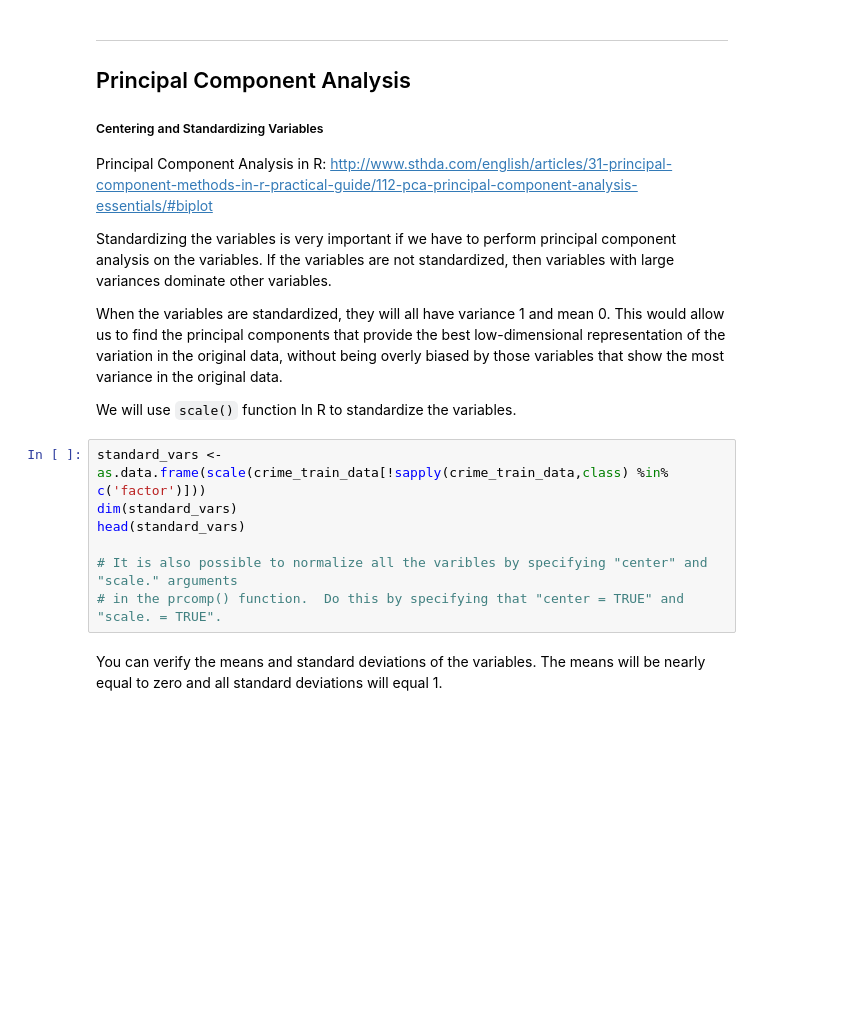
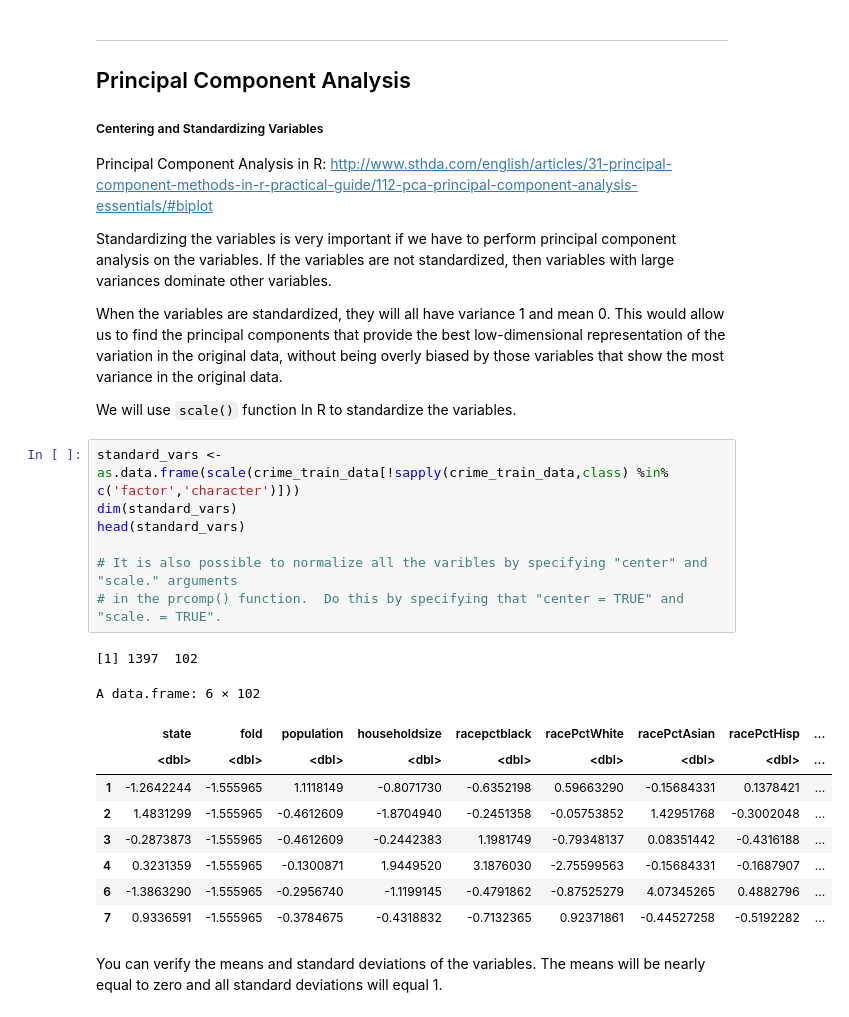
Before and after one commit to SteeltownRiot/DSA, a Jupyter notebook: DSA-7020 Stats for Data Analysis/Module 3 - Multivariate Data Exploration¶/Labs/Dimensionality_Reduction.ipynb, the cells around one changed output. Saved outputs shown, nothing was run; the diff lists cells and outputs as text; blank space fills up the shorter version.

```diff
--- a/DSA-7020 Stats for Data Analysis/Module 3 - Multivariate Data Exploration¶/Labs/Dimensionality_Reduction.ipynb
+++ b/DSA-7020 Stats for Data Analysis/Module 3 - Multivariate Data Exploration¶/Labs/Dimensionality_Reduction.ipynb
@@ -299,12 +404,23 @@ When the variables are standardized, they will all have variance 1 and mean 0. T
 
 We will use `scale()` function In R to standardize the variables.
 # %%
-standard_vars <- as.data.frame(scale(crime_train_data[!sapply(crime_train_data,class) %in% c('factor')]))
+standard_vars <- as.data.frame(scale(crime_train_data[!sapply(crime_train_data,class) %in% c('factor','character')]))
 dim(standard_vars)
 head(standard_vars)
 
 # It is also possible to normalize all the varibles by specifying "center" and "scale." arguments
 # in the prcomp() function.  Do this by specifying that "center = TRUE" and "scale. = TRUE".
+# %% [output]
+[1] 1397  102
+A data.frame: 6 × 102
+|  | state | fold | population | householdsize | racepctblack | racePctWhite | racePctAsian | racePctHisp | ... |
+|  | <dbl> | <dbl> | <dbl> | <dbl> | <dbl> | <dbl> | <dbl> | <dbl> | ... |
+| 1 | -1.2642244 | -1.555965 | 1.1118149 | -0.8071730 | -0.6352198 | 0.59663290 | -0.15684331 | 0.1378421 | ... |
+| 2 | 1.4831299 | -1.555965 | -0.4612609 | -1.8704940 | -0.2451358 | -0.05753852 | 1.42951768 | -0.3002048 | ... |
+| 3 | -0.2873873 | -1.555965 | -0.4612609 | -0.2442383 | 1.1981749 | -0.79348137 | 0.08351442 | -0.4316188 | ... |
+| 4 | 0.3231359 | -1.555965 | -0.1300871 | 1.9449520 | 3.1876030 | -2.75599563 | -0.15684331 | -0.1687907 | ... |
+| 6 | -1.3863290 | -1.555965 | -0.2956740 | -1.1199145 | -0.4791862 | -0.87525279 | 4.07345265 | 0.4882796 | ... |
+| 7 | 0.9336591 | -1.555965 | -0.3784675 | -0.4318832 | -0.7132365 | 0.92371861 | -0.44527258 | -0.5192282 | ... |
 # %% [markdown]
 You can verify the means and standard deviations of the variables. The means will be nearly equal to zero and all standard deviations will equal 1.
 # %%
```
Also changed, not shown: parts of 28 cells of this notebook.
